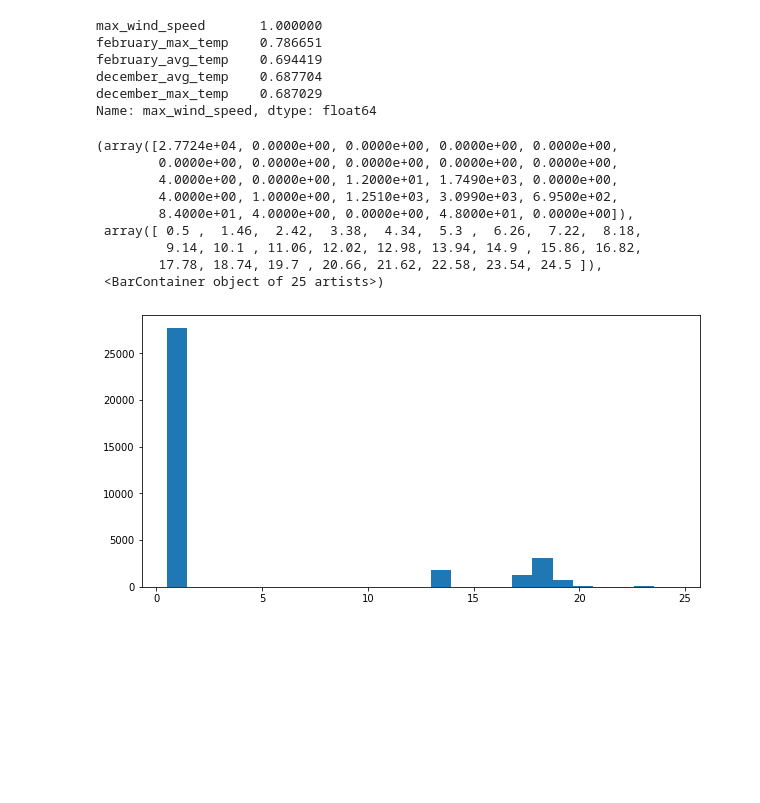
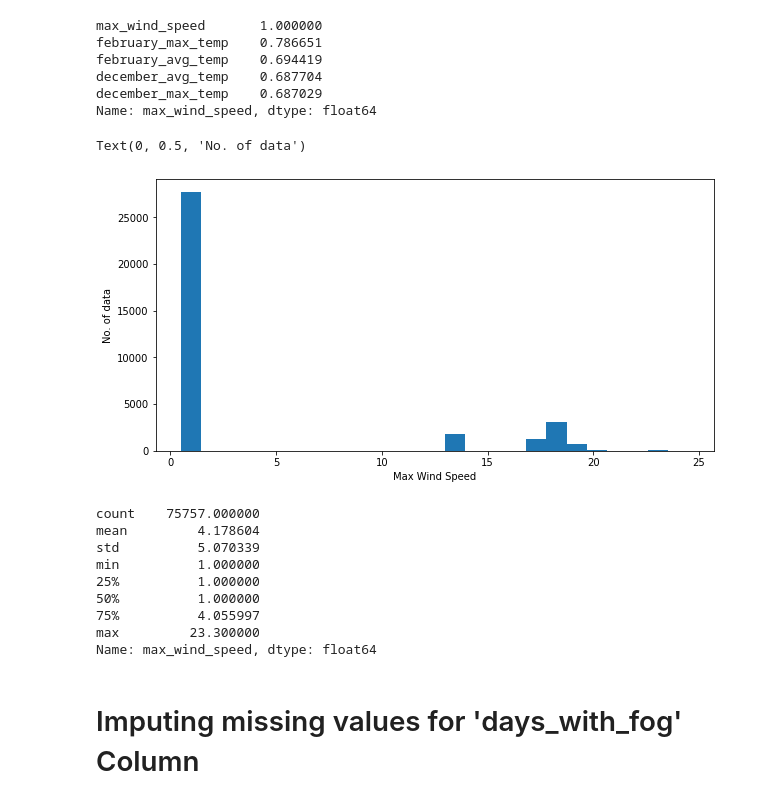
Before and after one commit to SadiqueAbdullah/WIDS_Datathon2022, a Jupyter notebook: wids-datathon2022.ipynb, the cells around one changed output. Drawn from its saved outputs; the diff is of its cells as text; code cells hidden in the pictures; blank space fills up the shorter version.

```diff
--- a/wids-datathon2022.ipynb
+++ b/wids-datathon2022.ipynb
@@ -368,7 +368,3 @@ Data columns (total 62 columns):
  61  id                    75757 non-null  int64
 dtypes: float64(22), int64(37), object(3)
 memory usage: 35.8+ MB
-# %%
-# Replacing null values with '0' for 'days_with_fog' column
-train_data['days_with_fog'] = train_data['days_with_fog'].fillna(0)
-train_data['days_with_fog'].shape
@@ -408,14 +402,23 @@ Name: max_wind_speed, dtype: float64
 # %%
 plt.figure(figsize = (10,5))
 plt.hist(train_data['max_wind_speed'], range=[.5, 24.5], bins =25)
+plt.xlabel('Max Wind Speed')
+plt.ylabel('No. of data')
 # %% [output]
-(array([2.7724e+04, 0.0000e+00, 0.0000e+00, 0.0000e+00, 0.0000e+00,
-        0.0000e+00, 0.0000e+00, 0.0000e+00, 0.0000e+00, 0.0000e+00,
-        4.0000e+00, 0.0000e+00, 1.2000e+01, 1.7490e+03, 0.0000e+00,
-        4.0000e+00, 1.0000e+00, 1.2510e+03, 3.0990e+03, 6.9500e+02,
-        8.4000e+01, 4.0000e+00, 0.0000e+00, 4.8000e+01, 0.0000e+00]),
- array([ 0.5 ,  1.46,  2.42,  3.38,  4.34,  5.3 ,  6.26,  7.22,  8.18,
-         9.14, 10.1 , 11.06, 12.02, 12.98, 13.94, 14.9 , 15.86, 16.82,
-        17.78, 18.74, 19.7 , 20.66, 21.62, 22.58, 23.54, 24.5 ]),
- <BarContainer object of 25 artists>)
+Text(0, 0.5, 'No. of data')
-[figure, old version]
+[figure, new version]
+# %%
+train_data['max_wind_speed'] = train_data['max_wind_speed'].fillna(train_data.groupby('State_Factor')['max_wind_speed'].transform('mean'))
+train_data['max_wind_speed'].describe()
+# %% [output]
+count    75757.000000
+mean         4.178604
+std          5.070339
+min          1.000000
+25%          1.000000
+50%          1.000000
+75%          4.055997
+max         23.300000
+Name: max_wind_speed, dtype: float64
+# %% [markdown]
+# Imputing missing values for 'days_with_fog' Column
```
Also changed, not shown: parts of 13 cells of this notebook.
